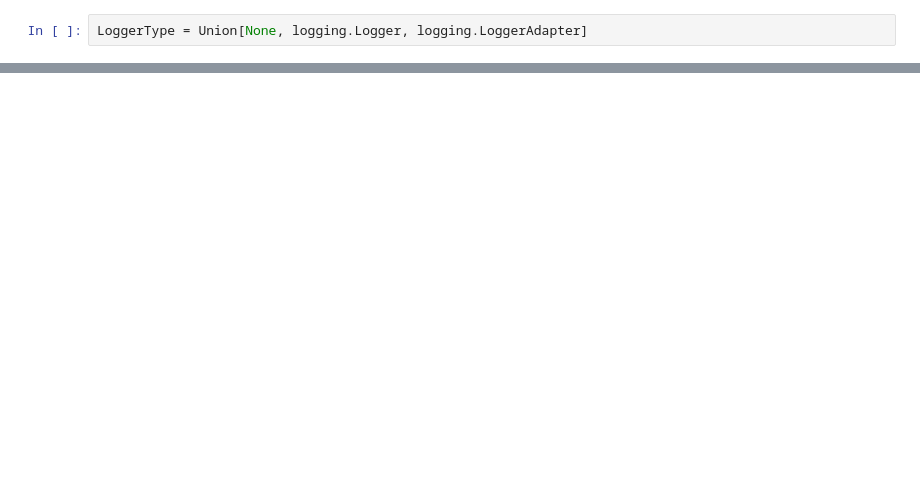
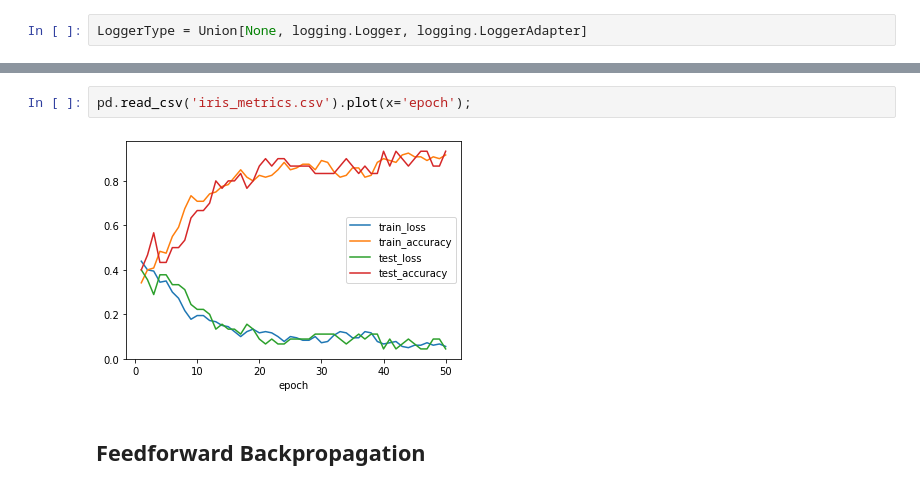
Before and after one commit to clement-bonnet/leabra, a Jupyter notebook: iris_dataset.ipynb, the cells around one changed output, grey strips where cells are left out. Cells and saved outputs as stored; diff of their text form; blank space fills up the shorter version.

```diff
--- a/iris_dataset.ipynb
+++ b/iris_dataset.ipynb
@@ -261,0 +269,6 @@ KeyboardInterrupt:
+# %%
+pd.read_csv('iris_metrics.csv').plot(x='epoch');
+# %% [output]
+[figure, added]
+# %% [markdown]
+## Feedforward Backpropagation
```
Also changed, not shown: parts of 12 cells of this notebook, 16 other files.
